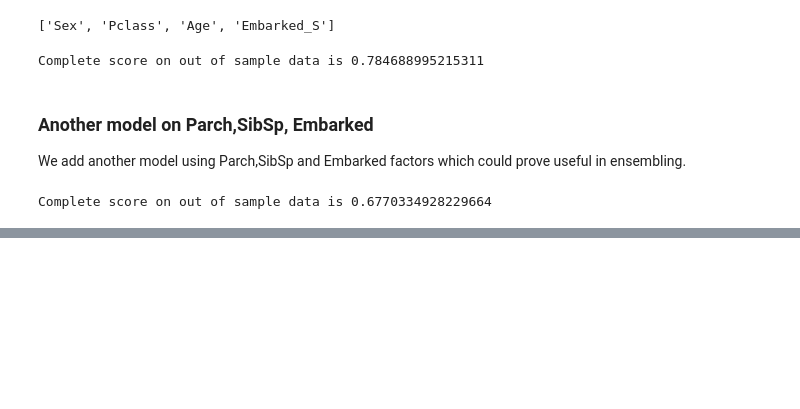
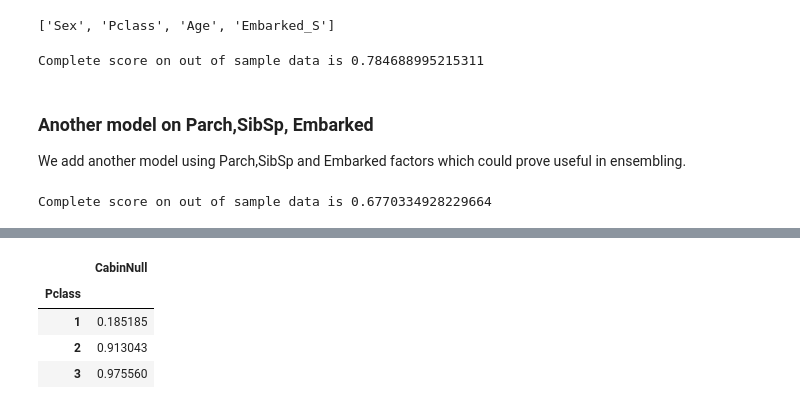
Before and after one commit to babinu-uthup-4JESUS-zz/titanic_survival_prediction, a Jupyter notebook: learn_from_oscar/xgboost_oscar_idea1_sex_pclass_embarked.ipynb, the cells around one changed output, grey strips where cells are left out. Saved outputs shown, nothing was run; the diff lists cells and outputs as text; code cells hidden in the pictures; blank space fills up the shorter version.

```diff
--- a/learn_from_oscar/xgboost_oscar_idea1_sex_pclass_embarked.ipynb
+++ b/learn_from_oscar/xgboost_oscar_idea1_sex_pclass_embarked.ipynb
@@ -383,0 +432,8 @@ Complete score on out of sample data is 0.6770334928229664
+# %%
+train_data[['CabinNull', 'Pclass']].groupby(['Pclass']).mean()
+# %% [output]
+|  | CabinNull |
+| Pclass |  |
+| 1 | 0.185185 |
+| 2 | 0.913043 |
+| 3 | 0.975560 |
```
Also changed, not shown: parts of 8 cells of this notebook, 1 other file.
